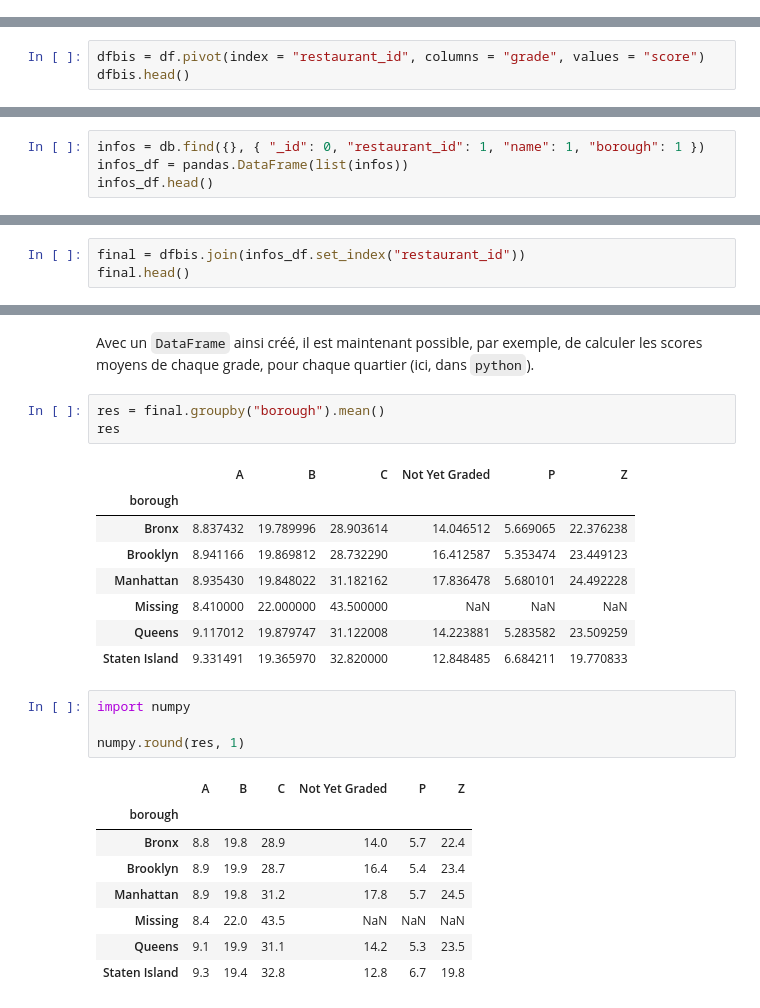
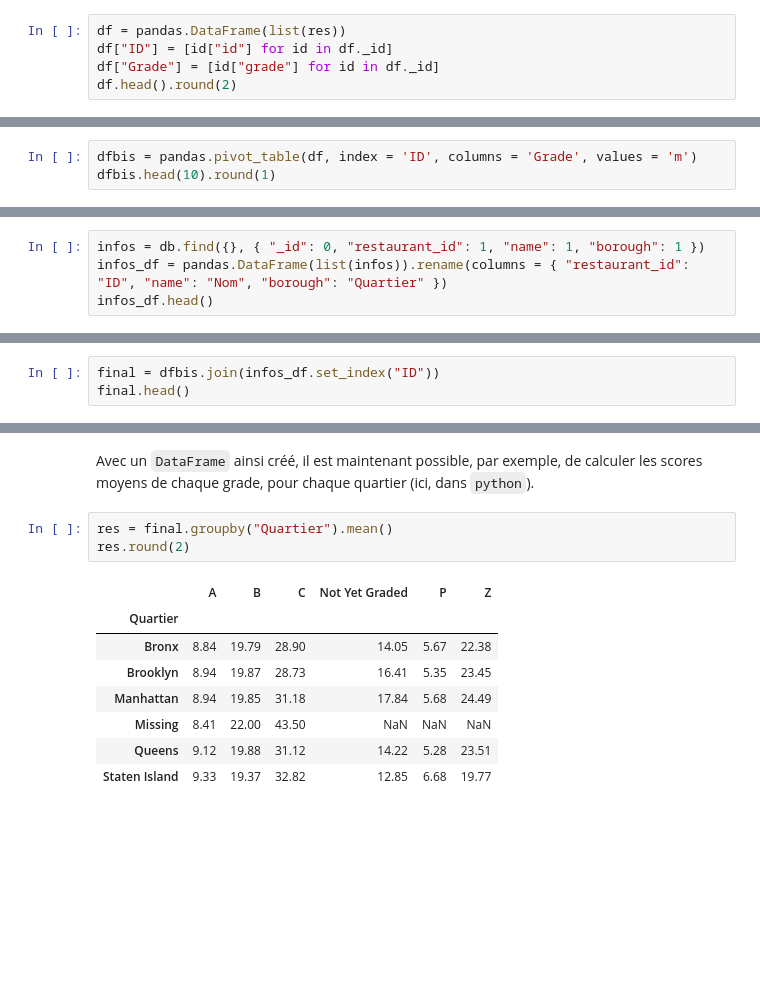
Before and after one commit to cafael/cours-2017-2018, a Jupyter notebook: analyse-donnees-massives/analyse-donnees-massives-tp7-correction.ipynb, the cells around one changed output, grey strips where cells are left out. Saved outputs shown, nothing was run; the diff lists cells and outputs as text; blank space fills up the shorter version.

```diff
--- a/analyse-donnees-massives/analyse-donnees-massives-tp7-correction.ipynb
+++ b/analyse-donnees-massives/analyse-donnees-massives-tp7-correction.ipynb
@@ -249,0 +204,5 @@ df.head()
+# %%
+df = pandas.DataFrame(list(res))
+df["ID"] = [id["id"] for id in df._id]
+df["Grade"] = [id["grade"] for id in df._id]
+df.head().round(2)
@@ -254,6 +221,6 @@ Il faut maintenant transformer ce `DataFrame` en faisant l'*inverse* de la fonct
 - `columns` : noms des colonnes (ici, chaque grade)
 - `value` : valeurs des cellules (ici, score moyen pour un restaurant pour un grade)
 # %%
-dfbis = df.pivot(index = "restaurant_id", columns = "grade", values = "score")
-dfbis.head()
+dfbis = pandas.pivot_table(df, index = 'ID', columns = 'Grade', values = 'm')
+dfbis.head(10).round(1)
 # %% [output]
@@ -285,6 +257,6 @@ dtype: int64
 Nous récupérons ici les informations des restaurants (nom - `name` - et quartier - `borough`) pour les ajouter à notre table précédente. Ici, nous récupérons juste les informations que l'on souhaite.
 # %%
 infos = db.find({}, { "_id": 0, "restaurant_id": 1, "name": 1, "borough": 1 })
-infos_df = pandas.DataFrame(list(infos))
+infos_df = pandas.DataFrame(list(infos)).rename(columns = { "restaurant_id": "ID", "name": "Nom", "borough": "Quartier" })
 infos_df.head()
 # %% [output]
@@ -297,6 +269,6 @@ infos_df.head()
 # %% [markdown]
 Pour réaliser une jointure, nous avons la fonction `join()` qui réalise une jointure sur les `index` des lignes par défaut. La fonction `set_index()` permet de définir cet `index` de lignes pour les informations des restaurants, avant de faire la jointure.
 # %%
-final = dfbis.join(infos_df.set_index("restaurant_id"))
+final = dfbis.join(infos_df.set_index("ID"))
 final.head()
 # %% [output]
@@ -310,27 +282,14 @@ final.head()
 # %% [markdown]
 Avec un `DataFrame` ainsi créé, il est maintenant possible, par exemple, de calculer les scores moyens de chaque grade, pour chaque quartier (ici, dans `python`).
 # %%
-res = final.groupby("borough").mean()
-res
+res = final.groupby("Quartier").mean()
+res.round(2)
 # %% [output]
 |  | A | B | C | Not Yet Graded | P | Z |
-| borough |  |  |  |  |  |  |
-| Bronx | 8.837432 | 19.789996 | 28.903614 | 14.046512 | 5.669065 | 22.376238 |
-| Brooklyn | 8.941166 | 19.869812 | 28.732290 | 16.412587 | 5.353474 | 23.449123 |
-| Manhattan | 8.935430 | 19.848022 | 31.182162 | 17.836478 | 5.680101 | 24.492228 |
-| Missing | 8.410000 | 22.000000 | 43.500000 | NaN | NaN | NaN |
-| Queens | 9.117012 | 19.879747 | 31.122008 | 14.223881 | 5.283582 | 23.509259 |
-| Staten Island | 9.331491 | 19.365970 | 32.820000 | 12.848485 | 6.684211 | 19.770833 |
+| Quartier |  |  |  |  |  |  |
+| Bronx | 8.84 | 19.79 | 28.90 | 14.05 | 5.67 | 22.38 |
+| Brooklyn | 8.94 | 19.87 | 28.73 | 16.41 | 5.35 | 23.45 |
+| Manhattan | 8.94 | 19.85 | 31.18 | 17.84 | 5.68 | 24.49 |
+| Missing | 8.41 | 22.00 | 43.50 | NaN | NaN | NaN |
+| Queens | 9.12 | 19.88 | 31.12 | 14.22 | 5.28 | 23.51 |
+| Staten Island | 9.33 | 19.37 | 32.82 | 12.85 | 6.68 | 19.77 |
-# %%
-import numpy
-
-numpy.round(res, 1)
-# %% [output]
-|  | A | B | C | Not Yet Graded | P | Z |
-| borough |  |  |  |  |  |  |
-| Bronx | 8.8 | 19.8 | 28.9 | 14.0 | 5.7 | 22.4 |
-| Brooklyn | 8.9 | 19.9 | 28.7 | 16.4 | 5.4 | 23.4 |
-| Manhattan | 8.9 | 19.8 | 31.2 | 17.8 | 5.7 | 24.5 |
-| Missing | 8.4 | 22.0 | 43.5 | NaN | NaN | NaN |
-| Queens | 9.1 | 19.9 | 31.1 | 14.2 | 5.3 | 23.5 |
-| Staten Island | 9.3 | 19.4 | 32.8 | 12.8 | 6.7 | 19.8 |
```
Also changed, not shown: parts of 17 cells of this notebook, 8 other files.
